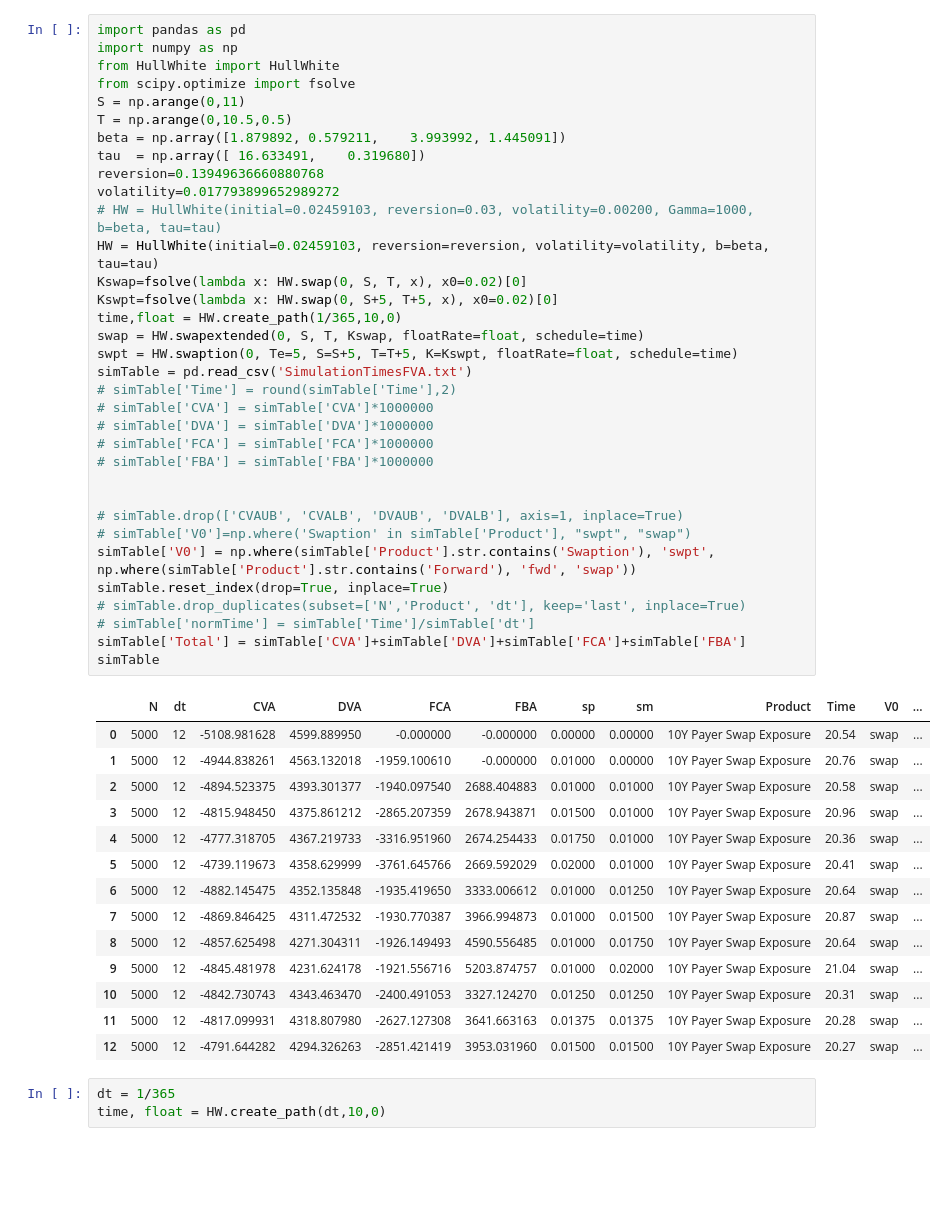
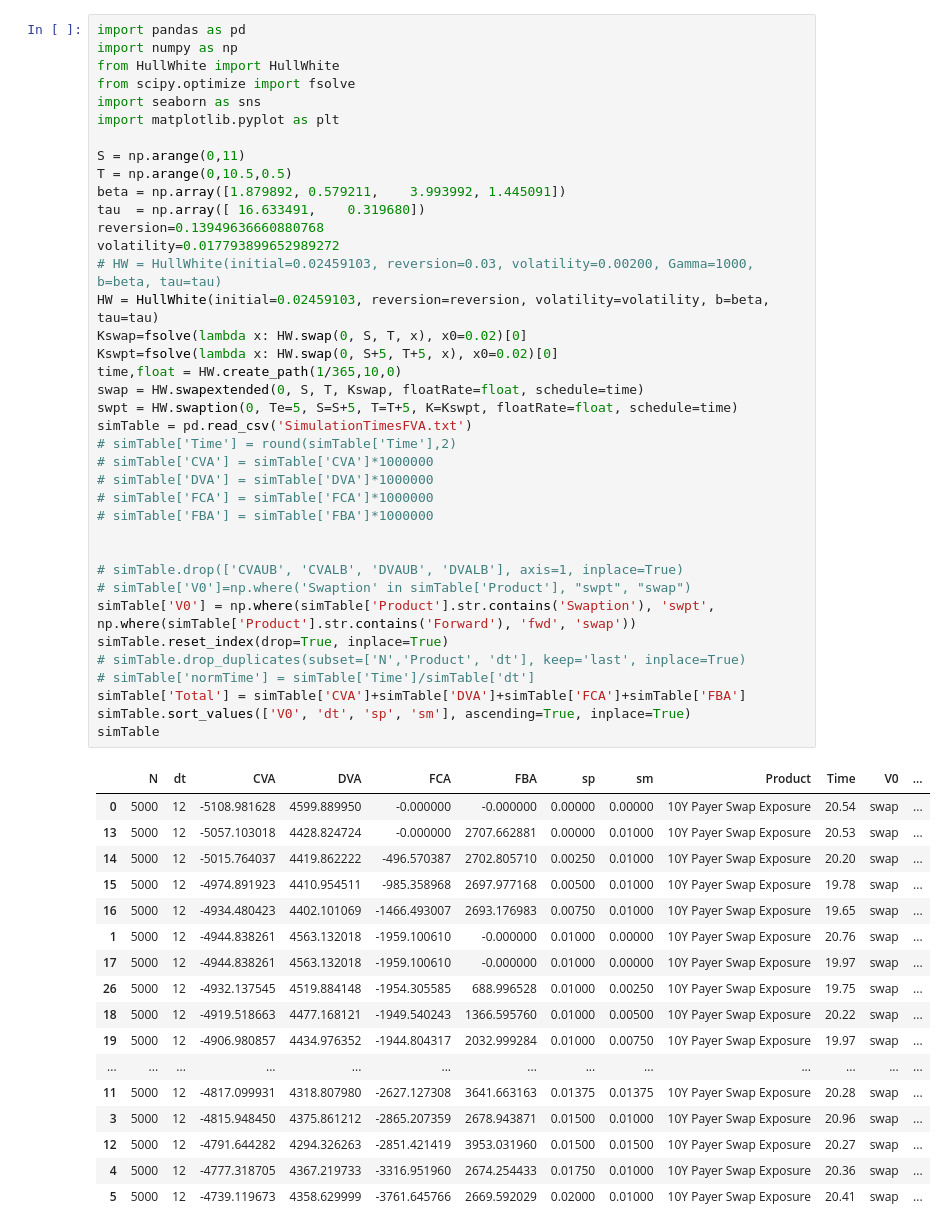
Before and after one commit to Eskild-afk/MasterThesis, a Jupyter notebook: simulationsTimes.ipynb, the cells around one changed output. Cells and saved outputs as stored; diff of their text form; blank space fills up the shorter version.

```diff
--- a/simulationsTimes.ipynb
+++ b/simulationsTimes.ipynb
@@ -109,50 +106,54 @@ import pandas as pd
 import numpy as np
 from HullWhite import HullWhite
 from scipy.optimize import fsolve
+import seaborn as sns
+import matplotlib.pyplot as plt
+
 S = np.arange(0,11)
 T = np.arange(0,10.5,0.5)
 beta = np.array([1.879892, 0.579211, 	3.993992, 1.445091])
 tau  = np.array([ 16.633491, 	0.319680])
 reversion=0.13949636660880768
 volatility=0.017793899652989272
 # HW = HullWhite(initial=0.02459103, reversion=0.03, volatility=0.00200, Gamma=1000, b=beta, tau=tau)
 HW = HullWhite(initial=0.02459103, reversion=reversion, volatility=volatility, b=beta, tau=tau)
 Kswap=fsolve(lambda x: HW.swap(0, S, T, x), x0=0.02)[0]
 Kswpt=fsolve(lambda x: HW.swap(0, S+5, T+5, x), x0=0.02)[0]
 time,float = HW.create_path(1/365,10,0)
 swap = HW.swapextended(0, S, T, Kswap, floatRate=float, schedule=time)
 swpt = HW.swaption(0, Te=5, S=S+5, T=T+5, K=Kswpt, floatRate=float, schedule=time)
 simTable = pd.read_csv('SimulationTimesFVA.txt')
 # simTable['Time'] = round(simTable['Time'],2)
 # simTable['CVA'] = simTable['CVA']*1000000
 # simTable['DVA'] = simTable['DVA']*1000000
 # simTable['FCA'] = simTable['FCA']*1000000
 # simTable['FBA'] = simTable['FBA']*1000000
 
 
 # simTable.drop(['CVAUB', 'CVALB', 'DVAUB', 'DVALB'], axis=1, inplace=True)
 # simTable['V0']=np.where('Swaption' in simTable['Product'], "swpt", "swap")
 simTable['V0'] = np.where(simTable['Product'].str.contains('Swaption'), 'swpt', np.where(simTable['Product'].str.contains('Forward'), 'fwd', 'swap'))
 simTable.reset_index(drop=True, inplace=True)
 # simTable.drop_duplicates(subset=['N','Product', 'dt'], keep='last', inplace=True)
 # simTable['normTime'] = simTable['Time']/simTable['dt']
 simTable['Total'] = simTable['CVA']+simTable['DVA']+simTable['FCA']+simTable['FBA']
+simTable.sort_values(['V0', 'dt', 'sp', 'sm'], ascending=True, inplace=True)
 simTable
 # %% [output]
 |  | N | dt | CVA | DVA | FCA | FBA | sp | sm | Product | Time | V0 | ... |
 | 0 | 5000 | 12 | -5108.981628 | 4599.889950 | -0.000000 | -0.000000 | 0.00000 | 0.00000 | 10Y Payer Swap Exposure | 20.54 | swap | ... |
+| 13 | 5000 | 12 | -5057.103018 | 4428.824724 | -0.000000 | 2707.662881 | 0.00000 | 0.01000 | 10Y Payer Swap Exposure | 20.53 | swap | ... |
+| 14 | 5000 | 12 | -5015.764037 | 4419.862222 | -496.570387 | 2702.805710 | 0.00250 | 0.01000 | 10Y Payer Swap Exposure | 20.20 | swap | ... |
+| 15 | 5000 | 12 | -4974.891923 | 4410.954511 | -985.358968 | 2697.977168 | 0.00500 | 0.01000 | 10Y Payer Swap Exposure | 19.78 | swap | ... |
+| 16 | 5000 | 12 | -4934.480423 | 4402.101069 | -1466.493007 | 2693.176983 | 0.00750 | 0.01000 | 10Y Payer Swap Exposure | 19.65 | swap | ... |
 | 1 | 5000 | 12 | -4944.838261 | 4563.132018 | -1959.100610 | -0.000000 | 0.01000 | 0.00000 | 10Y Payer Swap Exposure | 20.76 | swap | ... |
-| 2 | 5000 | 12 | -4894.523375 | 4393.301377 | -1940.097540 | 2688.404883 | 0.01000 | 0.01000 | 10Y Payer Swap Exposure | 20.58 | swap | ... |
+| 17 | 5000 | 12 | -4944.838261 | 4563.132018 | -1959.100610 | -0.000000 | 0.01000 | 0.00000 | 10Y Payer Swap Exposure | 19.97 | swap | ... |
+| 26 | 5000 | 12 | -4932.137545 | 4519.884148 | -1954.305585 | 688.996528 | 0.01000 | 0.00250 | 10Y Payer Swap Exposure | 19.75 | swap | ... |
+| 18 | 5000 | 12 | -4919.518663 | 4477.168121 | -1949.540243 | 1366.595760 | 0.01000 | 0.00500 | 10Y Payer Swap Exposure | 20.22 | swap | ... |
+| 19 | 5000 | 12 | -4906.980857 | 4434.976352 | -1944.804317 | 2032.999284 | 0.01000 | 0.00750 | 10Y Payer Swap Exposure | 19.97 | swap | ... |
+| ... | ... | ... | ... | ... | ... | ... | ... | ... | ... | ... | ... | ... |
+| 11 | 5000 | 12 | -4817.099931 | 4318.807980 | -2627.127308 | 3641.663163 | 0.01375 | 0.01375 | 10Y Payer Swap Exposure | 20.28 | swap | ... |
 | 3 | 5000 | 12 | -4815.948450 | 4375.861212 | -2865.207359 | 2678.943871 | 0.01500 | 0.01000 | 10Y Payer Swap Exposure | 20.96 | swap | ... |
+| 12 | 5000 | 12 | -4791.644282 | 4294.326263 | -2851.421419 | 3953.031960 | 0.01500 | 0.01500 | 10Y Payer Swap Exposure | 20.27 | swap | ... |
 | 4 | 5000 | 12 | -4777.318705 | 4367.219733 | -3316.951960 | 2674.254433 | 0.01750 | 0.01000 | 10Y Payer Swap Exposure | 20.36 | swap | ... |
 | 5 | 5000 | 12 | -4739.119673 | 4358.629999 | -3761.645766 | 2669.592029 | 0.02000 | 0.01000 | 10Y Payer Swap Exposure | 20.41 | swap | ... |
-| 6 | 5000 | 12 | -4882.145475 | 4352.135848 | -1935.419650 | 3333.006612 | 0.01000 | 0.01250 | 10Y Payer Swap Exposure | 20.64 | swap | ... |
-| 7 | 5000 | 12 | -4869.846425 | 4311.472532 | -1930.770387 | 3966.994873 | 0.01000 | 0.01500 | 10Y Payer Swap Exposure | 20.87 | swap | ... |
-| 8 | 5000 | 12 | -4857.625498 | 4271.304311 | -1926.149493 | 4590.556485 | 0.01000 | 0.01750 | 10Y Payer Swap Exposure | 20.64 | swap | ... |
-| 9 | 5000 | 12 | -4845.481978 | 4231.624178 | -1921.556716 | 5203.874757 | 0.01000 | 0.02000 | 10Y Payer Swap Exposure | 21.04 | swap | ... |
-| 10 | 5000 | 12 | -4842.730743 | 4343.463470 | -2400.491053 | 3327.124270 | 0.01250 | 0.01250 | 10Y Payer Swap Exposure | 20.31 | swap | ... |
-| 11 | 5000 | 12 | -4817.099931 | 4318.807980 | -2627.127308 | 3641.663163 | 0.01375 | 0.01375 | 10Y Payer Swap Exposure | 20.28 | swap | ... |
-| 12 | 5000 | 12 | -4791.644282 | 4294.326263 | -2851.421419 | 3953.031960 | 0.01500 | 0.01500 | 10Y Payer Swap Exposure | 20.27 | swap | ... |
-# %%
-dt = 1/365
-time, float = HW.create_path(dt,10,0)
```
Also changed, not shown: parts of 5 cells of this notebook, 2 other files.
